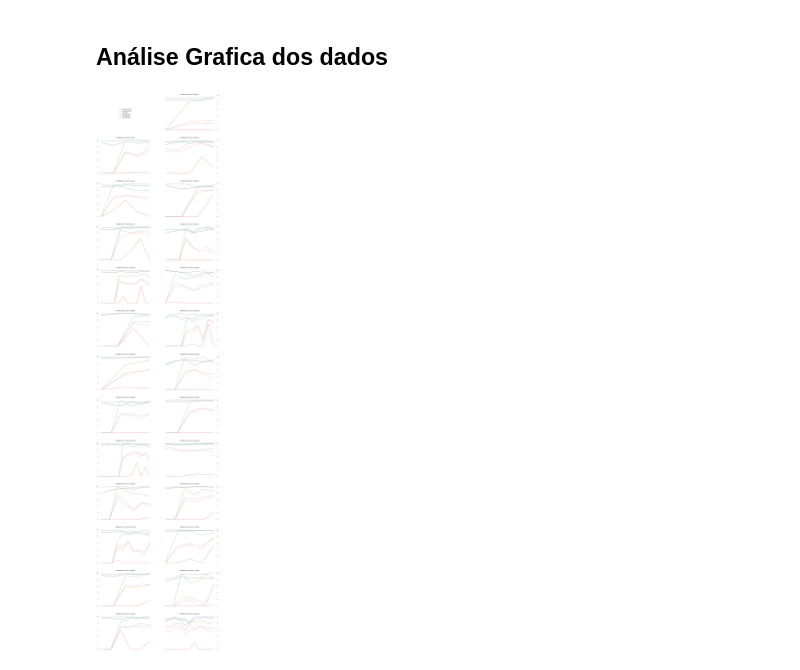
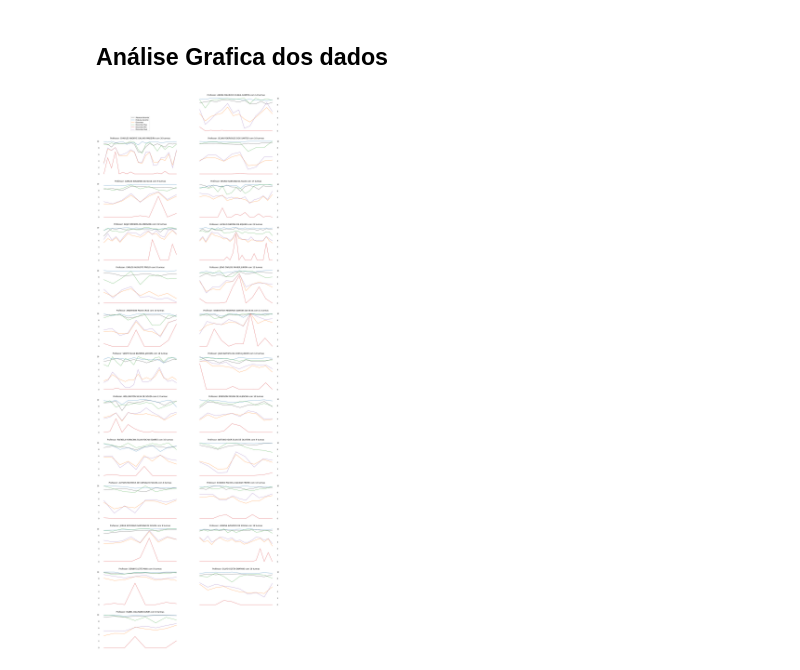
Before and after one commit to ayrtoneverton/ufrn_teacher_evaluations, a Jupyter notebook: analyze.ipynb, the cells around one changed output. Drawn from its saved outputs; the diff is of its cells as text; code cells hidden in the pictures.

```diff
--- a/analyze.ipynb
+++ b/analyze.ipynb
@@ -34,3 +75,9 @@ notas = pd.concat([notas, pd.read_csv(notas_url, sep=';')])
 # %% [markdown]
 # Preparação e Limpeza dos Dados
+# %%
+# removendo disciplinas repetidas, dados errados e ajustando tipo da coluna para a junção
+disciplinas.dropna(inplace=True)
+disciplinas = disciplinas[~disciplinas.id_componente.str.contains(' ')]
+disciplinas = disciplinas[~disciplinas.id_componente.duplicated()]
+disciplinas.id_componente = disciplinas.id_componente.astype(np.int64)
 # %%
@@ -104,3 +103,17 @@ avaliacoes
+# %%
+# renomeando e ajustando o tipo da coluna para a junção
+turmas.rename(columns={'id_componente_curricular': 'id_componente'}, inplace=True)
+turmas = turmas[turmas.id_componente.notna()]
+turmas.id_componente = turmas.id_componente.astype(np.int64)
+# %%
+# Juntando as avaliações, as turmas e as disciplinas
+avaliacoes = pd.merge(avaliacoes, pd.merge(turmas, disciplinas, on='id_componente'), on='id_turma')
+
+# removendo as duplicações geradas
+avaliacoes = avaliacoes[~avaliacoes.duplicated()]
+
+# limitando avaliações de docentes do IMD
+avaliacoes = avaliacoes[avaliacoes.unidade_responsavel == 'INSTITUTO METROPOLE DIGITAL']
 # %% [markdown]
 ## Calcular dados das avaliações dos professores
 # %%
@@ -113,13 +126,14 @@ avaliacoes['percentual_aprovados'] = 0
 
 for turma in avaliacoes.id_turma:
     discentes = notas[notas.id_turma == turma]
-    if(len(discentes) > 0):
-        avaliacoes.loc[avaliacoes.id_turma == turma,'media_discentes'] = discentes.media_final.sum() / len(discentes)
-        avaliacoes.loc[avaliacoes.id_turma == turma,'nota_min'] = discentes.media_final.min()
-        avaliacoes.loc[avaliacoes.id_turma == turma,'nota_max'] = discentes.media_final.max()
-        avaliacoes.loc[avaliacoes.id_turma == turma,'nota_med'] = discentes.media_final.median()
-        avaliacoes.loc[avaliacoes.id_turma == turma,
-                       'percentual_aprovados'] = len(discentes[discentes.descricao == 'APROVADO']) * 100 / len(discentes)
+    if(len(discentes) == 0):
+        continue
+    avaliacoes.loc[avaliacoes.id_turma == turma,'media_discentes'] = discentes.media_final.sum() / len(discentes)
+    avaliacoes.loc[avaliacoes.id_turma == turma,'nota_min'] = discentes.media_final.min()
+    avaliacoes.loc[avaliacoes.id_turma == turma,'nota_max'] = discentes.media_final.max()
+    avaliacoes.loc[avaliacoes.id_turma == turma,'nota_med'] = discentes.media_final.median()
+    avaliacoes.loc[avaliacoes.id_turma == turma,
+                   'percentual_aprovados'] = len(discentes[discentes.descricao == 'APROVADO']) * 100 / len(discentes)
 
 avaliacoes
 # %% [output]
@@ -150,35 +164,36 @@ ax.plot([], [], alpha=0.7, label='Atuacao docente', color='#333333')
 ax.plot([], [], alpha=0.7, label='Postura docente')
 ax.plot([], [], alpha=0.7, label='Discentes')
 ax.plot([], [], alpha=0.7, label='Discentes Max')
 ax.plot([], [], alpha=0.7, label='Discentes Min')
 ax.plot([], [], alpha=0.7, label='Discentes Med')
 ax.legend(loc='center')
 ax.tick_params(bottom=False, top=False, left=False, right=False, labelbottom=False, labelleft=False)
 for d in ['top','bottom','left','right']:
     ax.spines[d].set_visible(False)
 
 i = 1
-for docente in avaliacoes.id_docente.unique():
+for docente in avaliacoes[avaliacoes.unidade_responsavel == 'INSTITUTO METROPOLE DIGITAL'].id_docente.unique():
     a = avaliacoes[avaliacoes.id_docente == docente]
+    #a = a[a.codigo == 'IMD0027']
     x = range(len(a))
-    if(len(x) < 3):
+    if(len(x) < 8):
         continue
     i += 1
-    ax = fig.add_subplot(20, 2, i)
+    ax = fig.add_subplot(30, 2, i)
     ax.plot(x, a.atuacao_profissional_media, alpha=0.7, color='#333333')
     ax.plot(x, a.postura_profissional_media, alpha=0.7)
     ax.plot(x, a.media_discentes, alpha=0.7)
     ax.plot(x, a.nota_max, alpha=0.7)
     ax.plot(x, a.nota_min, alpha=0.7)
     ax.plot(x, a.nota_med, alpha=0.7)
 
     ax.tick_params(bottom=False, top=False, left=False, right=False, labelbottom=False, labelleft=i%2, labelright=~i%2)
-    ax.set_title(f'Professor Nº {i} com {len(x)} turmas')
+    ax.set_title(f'Professor: {a.nome_docente.unique()[0]} com {len(x)} turmas')
     #ax.xlabel('Turmas')
     #ax.ylabel('Nota')
     for d in ['top','bottom','left','right']:
         ax.spines[d].set_visible(False)
 
 plt.show()
 # %% [output]
-[figure, old version]
+[figure, new version]
```
Also changed, not shown: parts of 7 cells of this notebook.
